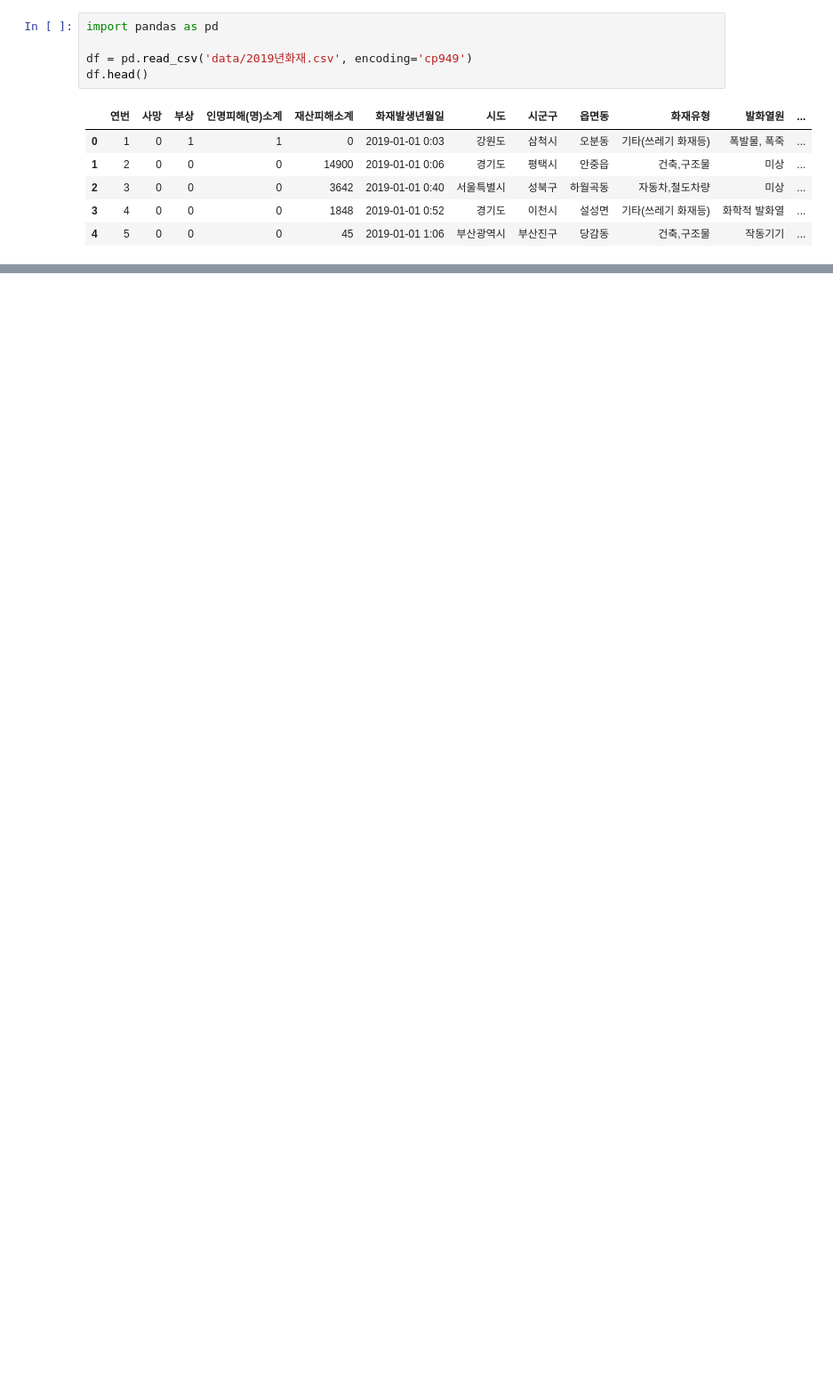
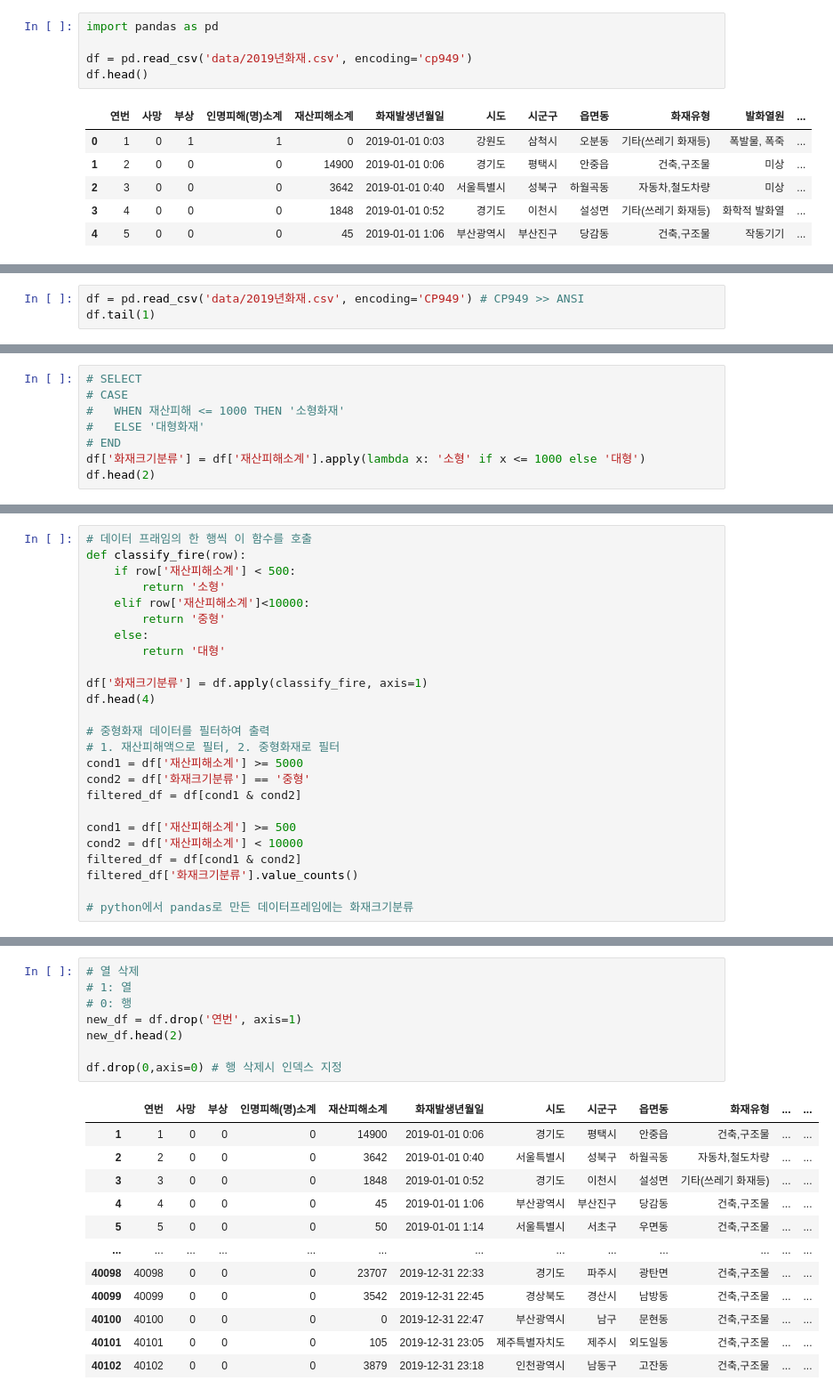
Before and after one commit to yumi0315/dt_ml, a Jupyter notebook: 05_updatedf.ipynb, the cells around one changed output, grey strips where cells are left out. Shown at 89% size. Drawn from its saved outputs; the diff is of its cells as text; blank space fills up the shorter version.

```diff
--- a/05_updatedf.ipynb
+++ b/05_updatedf.ipynb
@@ -12,0 +51,3 @@ df.head()
+# %%
+df = pd.read_csv('data/2019년화재.csv', encoding='CP949') # CP949 >> ANSI
+df.tail(1)
@@ -12,0 +102,8 @@ df.head()
+# %%
+# SELECT
+# CASE
+#   WHEN 재산피해 <= 1000 THEN '소형화재'
+#   ELSE '대형화재'
+# END
+df['화재크기분류'] = df['재산피해소계'].apply(lambda x: '소형' if x <= 1000 else '대형')
+df.head(2)
@@ -12,0 +115,25 @@ df.head()
+# %%
+# 데이터 프래임의 한 행씩 이 함수를 호출
+def classify_fire(row):
+    if row['재산피해소계'] < 500:
+        return '소형'
+    elif row['재산피해소계']<10000:
+        return '중형'
+    else:
+        return '대형'
+
+df['화재크기분류'] = df.apply(classify_fire, axis=1)
+df.head(4)
+
+# 중형화재 데이터를 필터하여 출력
+# 1. 재산피해액으로 필터, 2. 중형화재로 필터
+cond1 = df['재산피해소계'] >= 5000
+cond2 = df['화재크기분류'] == '중형'
+filtered_df = df[cond1 & cond2]
+
+cond1 = df['재산피해소계'] >= 500
+cond2 = df['재산피해소계'] < 10000
+filtered_df = df[cond1 & cond2]
+filtered_df['화재크기분류'].value_counts()
+
+# python에서 pandas로 만든 데이터프레임에는 화재크기분류
@@ -12,0 +144,21 @@ df.head()
+# %%
+# 열 삭제
+# 1: 열
+# 0: 행
+new_df = df.drop('연번', axis=1)
+new_df.head(2)
+
+df.drop(0,axis=0) # 행 삭제시 인덱스 지정
+# %% [output]
+|  | 연번 | 사망 | 부상 | 인명피해(명)소계 | 재산피해소계 | 화재발생년월일 | 시도 | 시군구 | 읍면동 | 화재유형 | ... | ... |
+| 1 | 1 | 0 | 0 | 0 | 14900 | 2019-01-01 0:06 | 경기도 | 평택시 | 안중읍 | 건축,구조물 | ... | ... |
+| 2 | 2 | 0 | 0 | 0 | 3642 | 2019-01-01 0:40 | 서울특별시 | 성북구 | 하월곡동 | 자동차,철도차량 | ... | ... |
+| 3 | 3 | 0 | 0 | 0 | 1848 | 2019-01-01 0:52 | 경기도 | 이천시 | 설성면 | 기타(쓰레기 화재등) | ... | ... |
+| 4 | 4 | 0 | 0 | 0 | 45 | 2019-01-01 1:06 | 부산광역시 | 부산진구 | 당감동 | 건축,구조물 | ... | ... |
+| 5 | 5 | 0 | 0 | 0 | 50 | 2019-01-01 1:14 | 서울특별시 | 서초구 | 우면동 | 건축,구조물 | ... | ... |
+| ... | ... | ... | ... | ... | ... | ... | ... | ... | ... | ... | ... | ... |
+| 40098 | 40098 | 0 | 0 | 0 | 23707 | 2019-12-31 22:33 | 경기도 | 파주시 | 광탄면 | 건축,구조물 | ... | ... |
+| 40099 | 40099 | 0 | 0 | 0 | 3542 | 2019-12-31 22:45 | 경상북도 | 경산시 | 남방동 | 건축,구조물 | ... | ... |
+| 40100 | 40100 | 0 | 0 | 0 | 0 | 2019-12-31 22:47 | 부산광역시 | 남구 | 문현동 | 건축,구조물 | ... | ... |
+| 40101 | 40101 | 0 | 0 | 0 | 105 | 2019-12-31 23:05 | 제주특별자치도 | 제주시 | 외도일동 | 건축,구조물 | ... | ... |
+| 40102 | 40102 | 0 | 0 | 0 | 3879 | 2019-12-31 23:18 | 인천광역시 | 남동구 | 고잔동 | 건축,구조물 | ... | ... |
```
Also changed, not shown: parts of 26 cells of this notebook, 3 other files.
